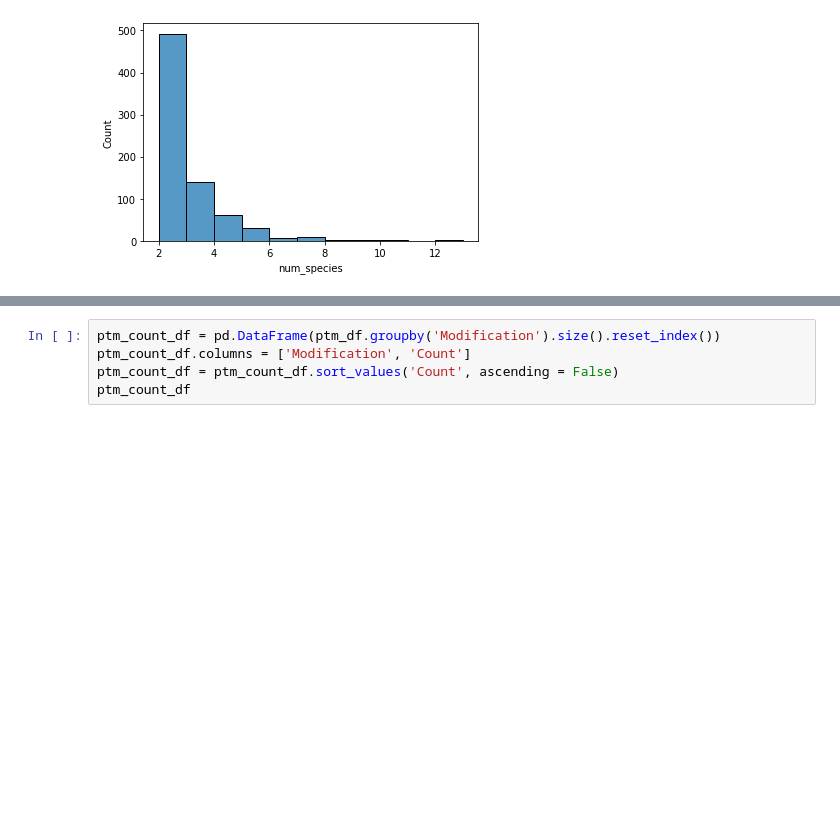
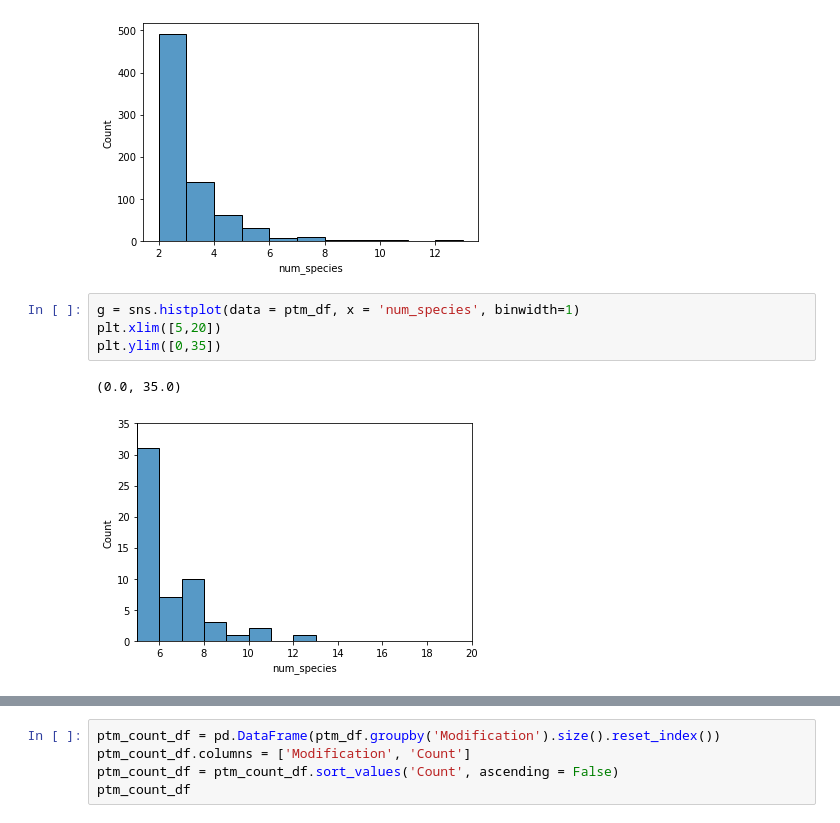
Before and after one commit to nanel96/BIO_465_PTM, a Jupyter notebook: Figure 3 Ideas.ipynb, the cells around one changed output, grey strips where cells are left out. Cells and saved outputs as stored; diff of their text form; blank space fills up the shorter version.

Commit message:
Make figure 3

```diff
--- a/Figure 3 Ideas.ipynb
+++ b/Figure 3 Ideas.ipynb
@@ -56,6 +56,13 @@ ptm_df
 g = sns.histplot(data = ptm_df, x = 'num_species', binwidth=1)
 # %% [output]
 [figure]
+# %%
+g = sns.histplot(data = ptm_df, x = 'num_species', binwidth=1)
+plt.xlim([5,20])
+plt.ylim([0,35])
+# %% [output]
+(0.0, 35.0)
+[figure, added]
 # %%
 g = sns.catplot(data = ptm_df[ptm_df.num_species >= 5], y = 'Modification', kind = 'count')
 # %% [output]
```
Also changed, not shown: parts of 6 cells of this notebook, 2 other files.
